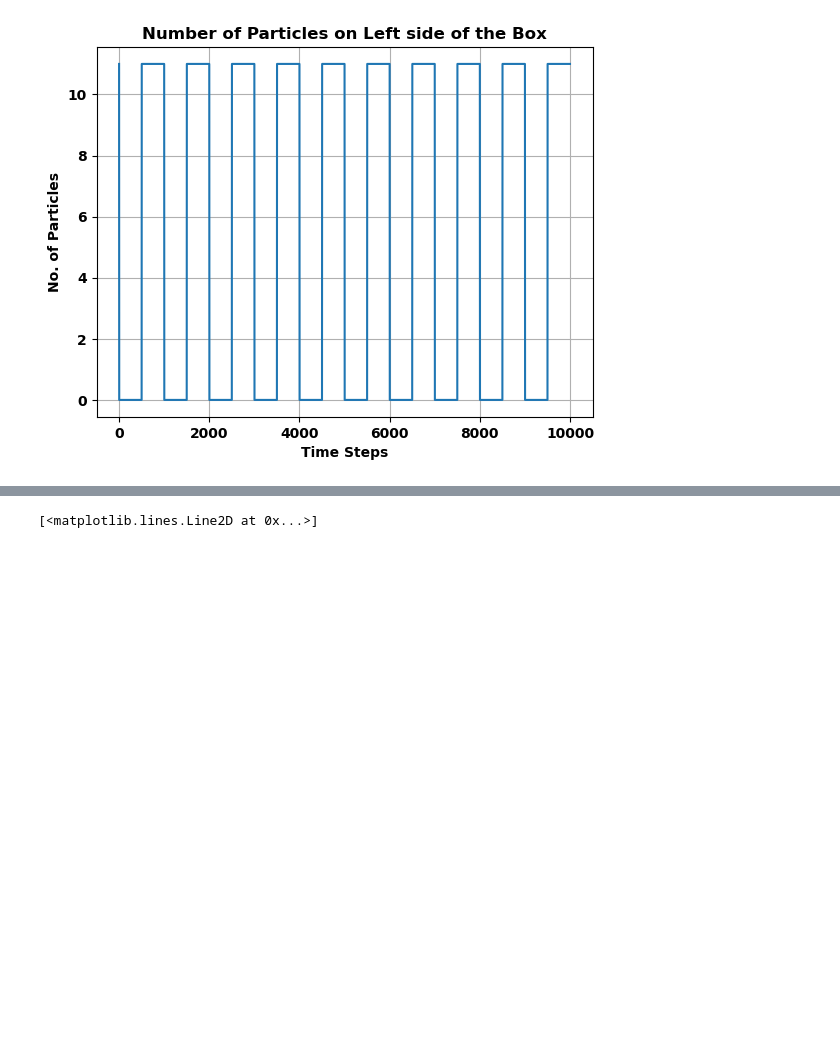
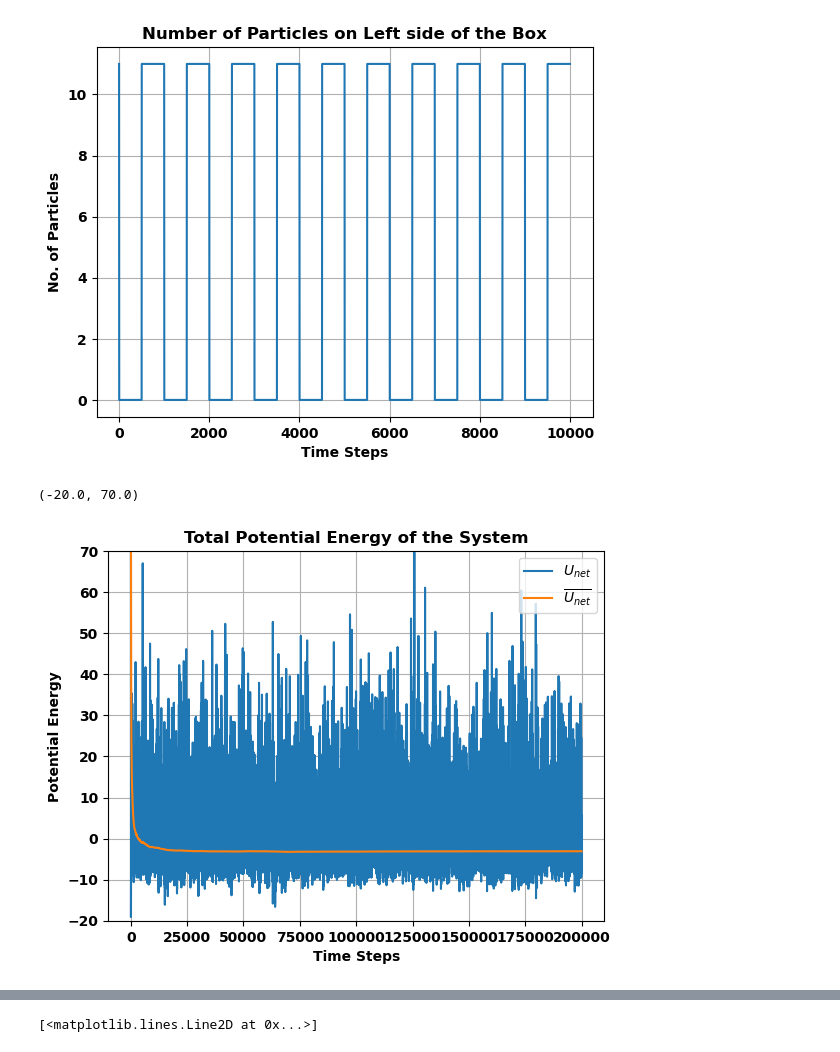
Before and after one commit to gregorycorcoran/Computational-Lab, a Jupyter notebook: Analysis.ipynb, the cells around one changed output, grey strips where cells are left out. Saved outputs shown, nothing was run; the diff lists cells and outputs as text; code cells hidden in the pictures; blank space fills up the shorter version.

```diff
--- a/Analysis.ipynb
+++ b/Analysis.ipynb
@@ -31,16 +31,16 @@ ay_D=np.loadtxt("C:/Users/gjc10/Desktop/4th year labs/Computational Lab/results_
 l_D=np.loadtxt("C:/Users/gjc10/Desktop/4th year labs/Computational Lab/results_save/l_D.txt")
 l_Da=np.loadtxt("C:/Users/gjc10/Desktop/4th year labs/Computational Lab/results_save/l_Da.txt")
 # %%
-u_Da=np.loadtxt("C:/Users/gjc10/Desktop/4th year labs/Computational Lab/results_save/u_Da.txt")
-k_Da=np.loadtxt("C:/Users/gjc10/Desktop/4th year labs/Computational Lab/results_save/k_Da.txt")
-x_Da=np.loadtxt("C:/Users/gjc10/Desktop/4th year labs/Computational Lab/results_save/x_Da.txt")
-y_Da=np.loadtxt("C:/Users/gjc10/Desktop/4th year labs/Computational Lab/results_save/y_Da.txt")
-vx_Da=np.loadtxt("C:/Users/gjc10/Desktop/4th year labs/Computational Lab/results_save/vx_Da.txt")
-vy_Da=np.loadtxt("C:/Users/gjc10/Desktop/4th year labs/Computational Lab/results_save/vy_Da.txt")
-ax_Da=np.loadtxt("C:/Users/gjc10/Desktop/4th year labs/Computational Lab/results_save/ax_Da.txt")
-ay_Da=np.loadtxt("C:/Users/gjc10/Desktop/4th year labs/Computational Lab/results_save/ay_Da.txt")
-l_Da_avg=np.loadtxt("C:/Users/gjc10/Desktop/4th year labs/Computational Lab/results_save/l_Da_avg.txt")
-Red_Avg_temp=np.loadtxt("C:/Users/gjc10/Desktop/4th year labs/Computational Lab/results_save/Red_Avg_temp.txt")
+u_Da=np.loadtxt("C:/Users/gjc10/Desktop/4th year labs/Computational Lab/results_save/u_Da_new.txt")
+k_Da=np.loadtxt("C:/Users/gjc10/Desktop/4th year labs/Computational Lab/results_save/k_Da_new.txt")
+x_Da=np.loadtxt("C:/Users/gjc10/Desktop/4th year labs/Computational Lab/results_save/x_Da_new.txt")
+y_Da=np.loadtxt("C:/Users/gjc10/Desktop/4th year labs/Computational Lab/results_save/y_Da_new.txt")
+vx_Da=np.loadtxt("C:/Users/gjc10/Desktop/4th year labs/Computational Lab/results_save/vx_Da_new.txt")
+vy_Da=np.loadtxt("C:/Users/gjc10/Desktop/4th year labs/Computational Lab/results_save/vy_Da_new.txt")
+ax_Da=np.loadtxt("C:/Users/gjc10/Desktop/4th year labs/Computational Lab/results_save/ax_Da_new.txt")
+ay_Da=np.loadtxt("C:/Users/gjc10/Desktop/4th year labs/Computational Lab/results_save/ay_Da_new.txt")
+l_Da_avg=np.loadtxt("C:/Users/gjc10/Desktop/4th year labs/Computational Lab/results_save/l_Da_avg_new.txt")
+#Red_Avg_temp=np.loadtxt("C:/Users/gjc10/Desktop/4th year labs/Computational Lab/results_save/Red_Avg_temp.txt")
 # %%
 plt.plot(u_1,label="Potential Energy")
 plt.plot(u_1a,label="Time averaged Potential")
@@ -201,3 +201,13 @@ plt.title("Number of Particles on Left side of the Box")
 # %% [output]
 Text(0.5, 1.0, 'Number of Particles on Left side of the Box')
 [figure]
+# %%
+u_Da_avg=[]
+k_Da_avg=[]
+e_Da=[]
+e_Da_avg=[]
+for i in range(len(u_Da)):
+    e_Da.append(u_Da[i]+k_Da[i])
+    u_Da_avg.append(np.mean(u_Da[0:i]))
+    k_Da_avg.append(np.mean(k_Da[0:i]))
+    e_Da_avg.append(np.mean(e_Da[0:i]))
@@ -203,0 +219,12 @@ Text(0.5, 1.0, 'Number of Particles on Left side of the Box')
+# %%
+plt.plot(u_Da,label=r"$U_{net}$")
+plt.plot(u_Da_avg,label=r'$\overline{U_{net}}$')
+plt.xlabel("Time Steps")
+plt.ylabel("Potential Energy")
+plt.title("Total Potential Energy of the System")
+plt.grid(True)
+plt.legend(loc='upper right')
+plt.ylim(-20,70)
+# %% [output]
+(-20.0, 70.0)
+[figure, added]
```
Also changed, not shown: parts of 8 cells of this notebook, 1 other file.
